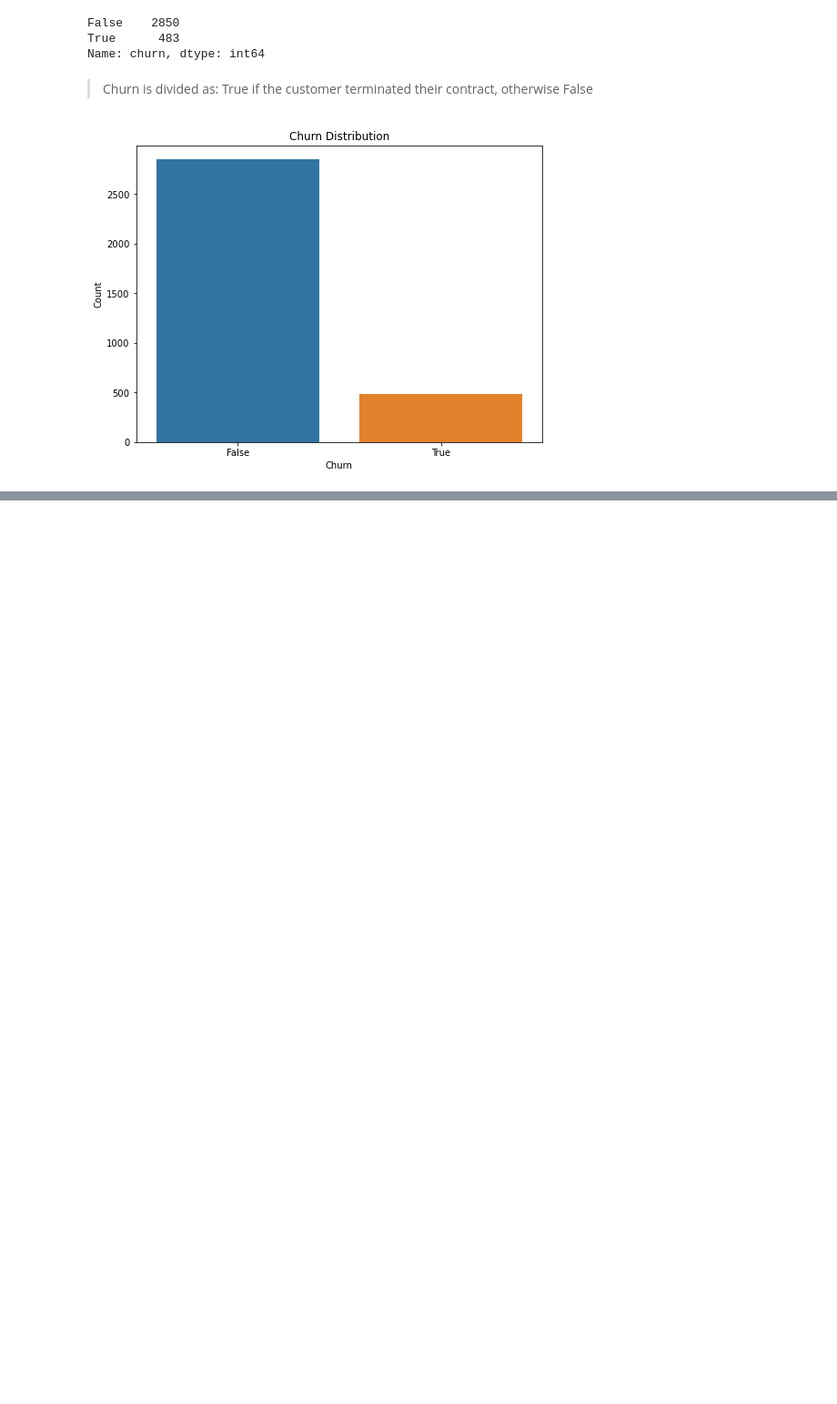
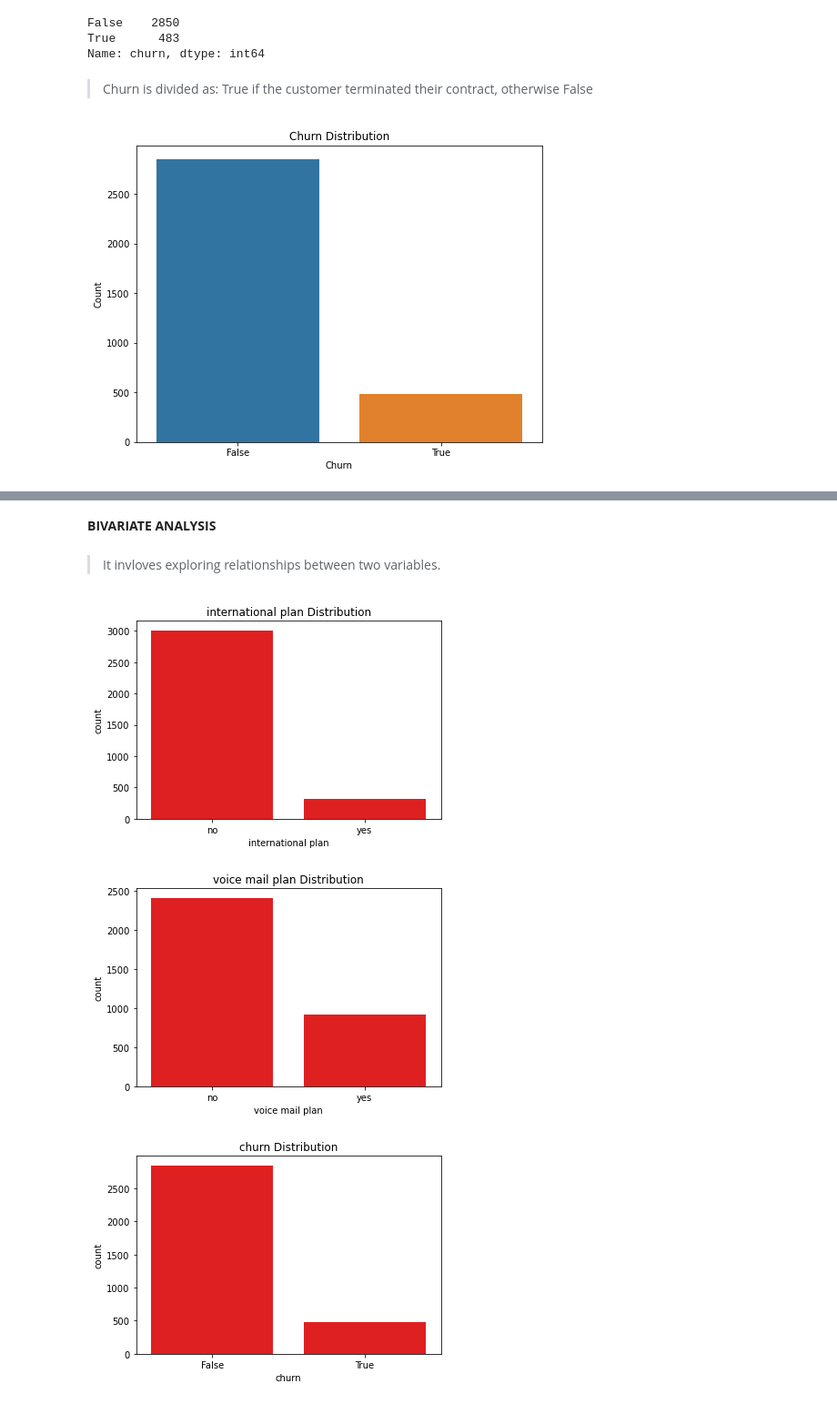
Before and after one commit to Mr-PeterMaina/Phase3-Final-Project, a Jupyter notebook: Customerchurnprediction.ipynb, the cells around one changed output, grey strips where cells are left out. Shown: that part at 91% size. Cells and saved outputs as stored; diff of their text form; code cells hidden in the pictures; blank space fills up the shorter version.

```diff
--- a/Customerchurnprediction.ipynb
+++ b/Customerchurnprediction.ipynb
@@ -181,0 +352,13 @@ plt.show()
+# %% [markdown]
+**BIVARIATE ANALYSIS**
+# %% [markdown]
+> It invloves exploring relationships between two variables.
+# %%
+for column in categorical_columns:
+    sns.countplot(x= column, data= data, color= 'red', order= data[column].value_counts().index)
+    plt.title(f'{column} Distribution')
+    plt.show()
+# %% [output]
+[figure, added]
+[figure, added]
+[figure, added]
```
Also changed, not shown: parts of 19 cells of this notebook.
